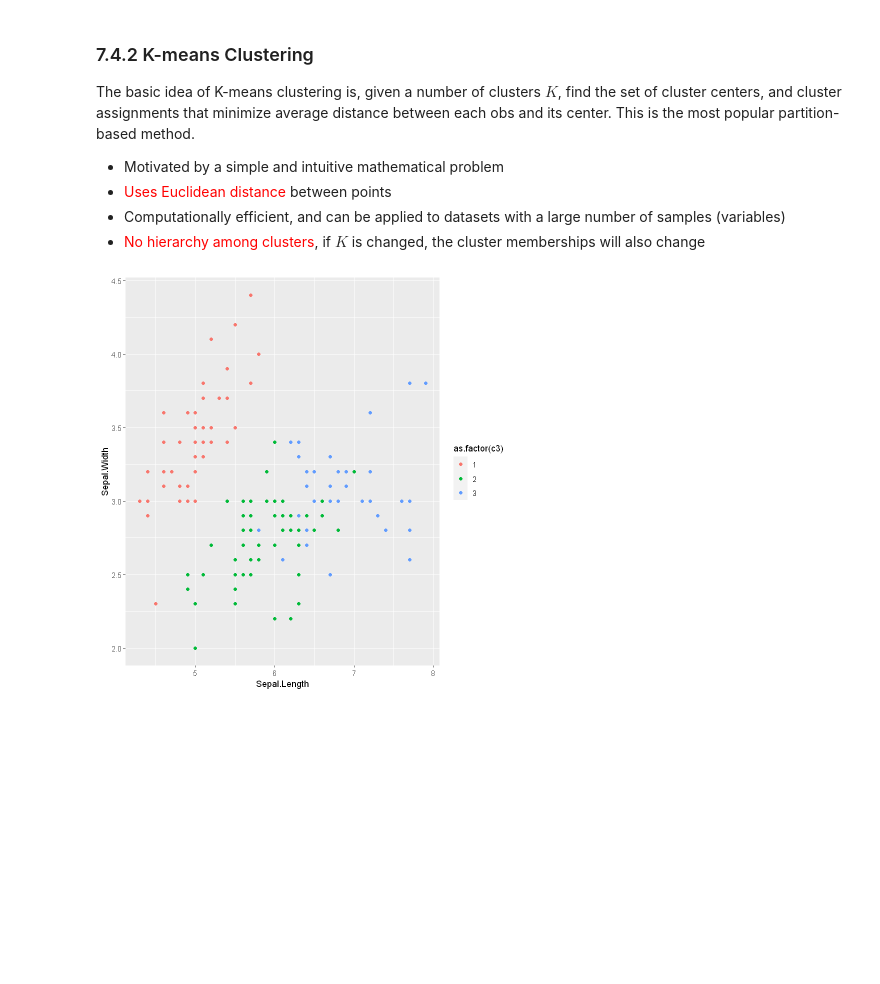
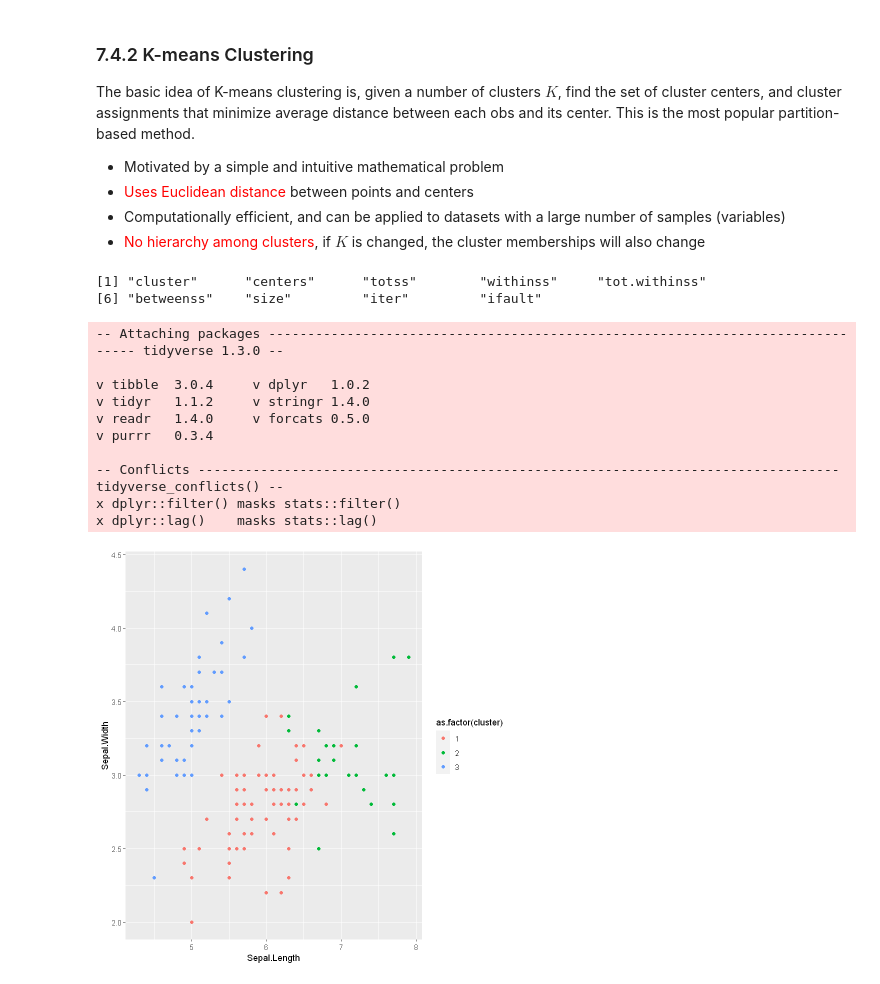
Before and after one commit to ChenShizhe/StatDataScience, a Jupyter notebook: Completed/Chapter7Clustering_7.ipynb, the cells around one changed output. Drawn from its saved outputs; the diff is of its cells as text; code cells hidden in the pictures; blank space fills up the shorter version.

```diff
--- a/Completed/Chapter7Clustering_7.ipynb
+++ b/Completed/Chapter7Clustering_7.ipynb
@@ -4,13 +4,26 @@
 The basic idea of K-means clustering is, given a number of clusters $K$, find the set of cluster centers, and cluster assignments that minimize average distance between each obs and its center. This is the most popular partition-based method.
 
 - Motivated by a simple and intuitive mathematical problem
-- <span style="color:red"> Uses Euclidean distance</span> between points
+- <span style="color:red"> Uses Euclidean distance</span> between points and centers
 - Computationally efficient, and can be applied to datasets with a large number of samples (variables)
 - <span style="color:red">No hierarchy among clusters</span>, if $K$ is changed, the cluster memberships will also change
 # %%
-iris.k3<- kmeans(dist(iris[,1:4]),3 );
+iris.k3<-kmeans(iris[,-5],centers=3)
+names(iris.k3)
 library(ggplot2)
-iris$c3<-iris.k3$cluster;
+library(tidyverse)
 # %% [output]
+[1] "cluster"      "centers"      "totss"        "withinss"     "tot.withinss"
+[6] "betweenss"    "size"         "iter"         "ifault"
+-- Attaching packages ------------------------------------------------------------------------------- tidyverse 1.3.0 --
+
+v tibble  3.0.4     v dplyr   1.0.2
+v tidyr   1.1.2     v stringr 1.4.0
+v readr   1.4.0     v forcats 0.5.0
+v purrr   0.3.4
+
+-- Conflicts ---------------------------------------------------------------------------------- tidyverse_conflicts() --
+x dplyr::filter() masks stats::filter()
+x dplyr::lag()    masks stats::lag()
-[figure, old version]
+[figure, new version]
 # %%
```
Also changed, not shown: parts of 1 cell of this notebook.
